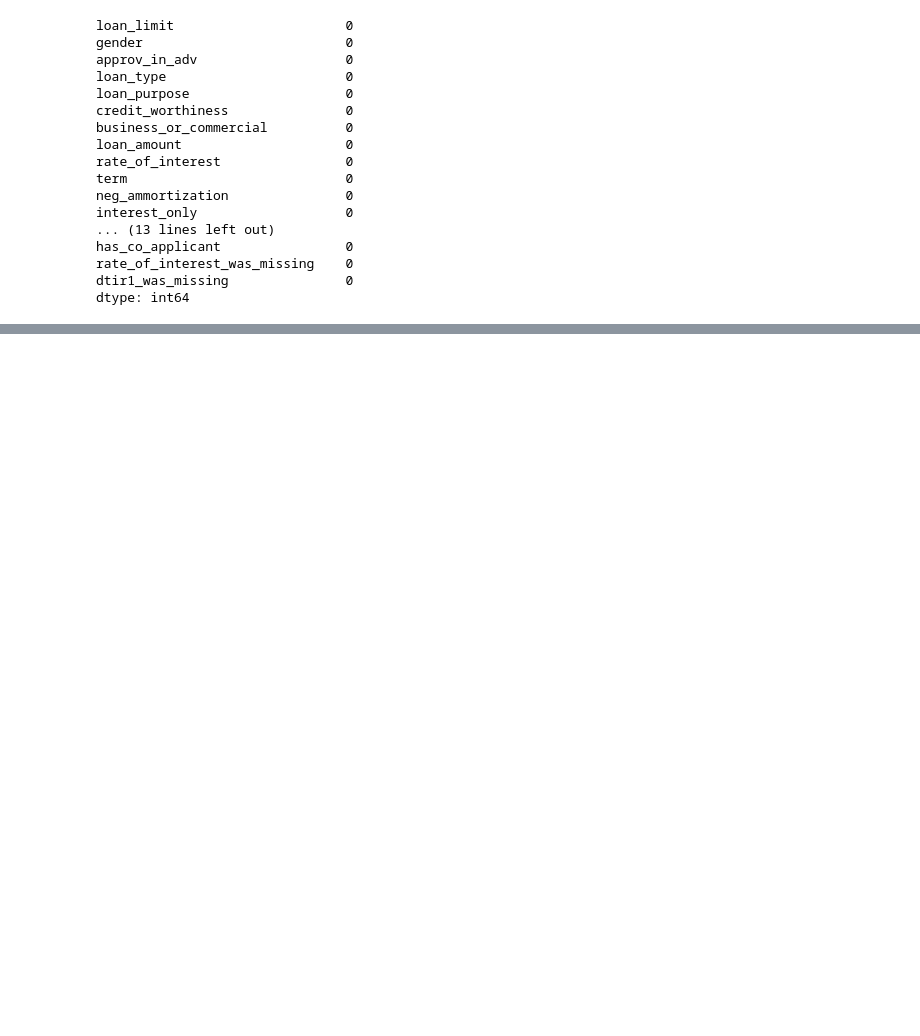
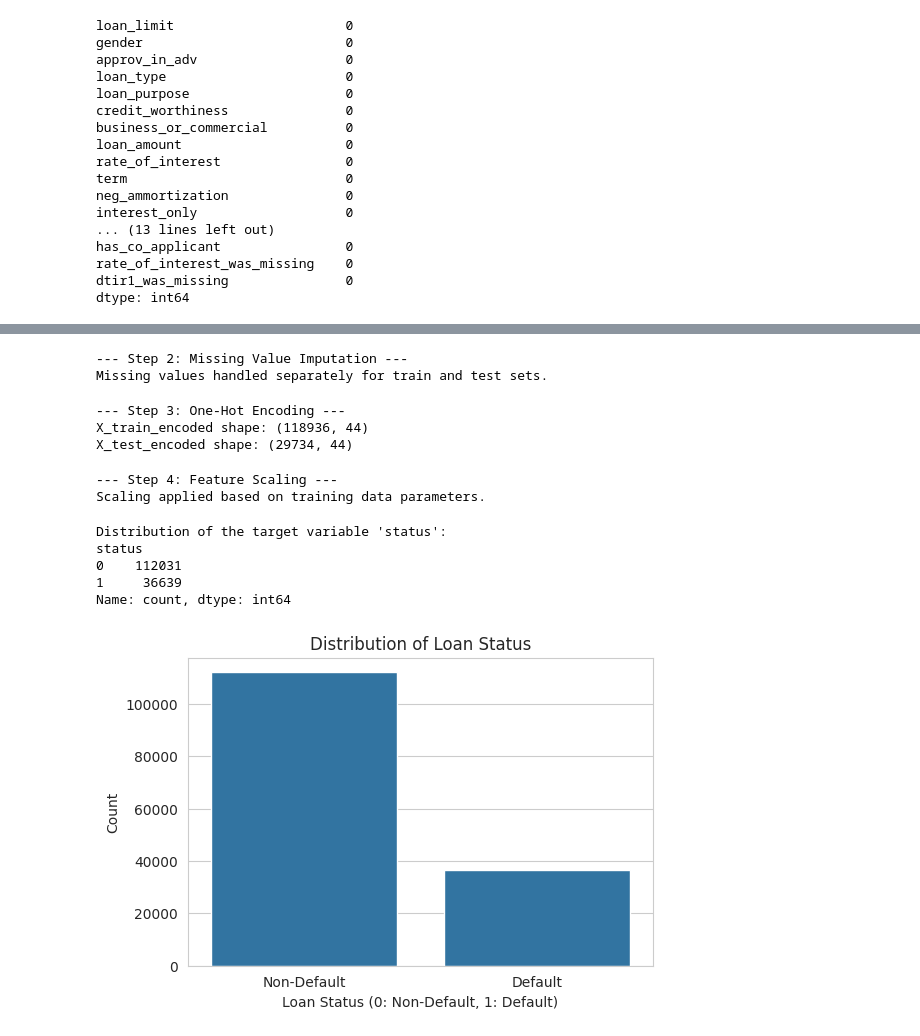
Before and after one commit to springboardmentor891v/CreditPathAI, a Jupyter notebook: notebooks/loan_default_main.ipynb, the cells around one changed output, grey strips where cells are left out. Saved outputs shown, nothing was run; the diff lists cells and outputs as text; code cells hidden in the pictures; blank space fills up the shorter version.

```diff
--- a/notebooks/loan_default_main.ipynb
+++ b/notebooks/loan_default_main.ipynb
@@ -502,0 +488,17 @@ plt.gca().spines[['top', 'right',]].set_visible(False)
+# %%
+from sklearn.impute import SimpleImputer
+
+num_imputer = SimpleImputer(strategy='median')
+X_train[numerical_cols] = num_imputer.fit_transform(X_train[numerical_cols])
+X_test[numerical_cols] = num_imputer.transform(X_test[numerical_cols]) # Use the same imputer for the test set
+
+# Impute Categorical Columns with Mode
+cat_imputer = SimpleImputer(strategy='most_frequent')
+X_train[categorical_cols] = cat_imputer.fit_transform(X_train[categorical_cols])
+X_test[categorical_cols] = cat_imputer.transform(X_test[categorical_cols]) # Use the same imputer for the test set
+
+print("--- Step 2: Missing Value Imputation ---")
+print("Missing values handled separately for train and test sets.\n")
+# %% [output]
+--- Step 2: Missing Value Imputation ---
+Missing values handled separately for train and test sets.
@@ -502,0 +508,51 @@ plt.gca().spines[['top', 'right',]].set_visible(False)
+# %%
+train_cols = X_train_encoded.columns
+test_cols = X_test_encoded.columns
+missing_in_test = set(train_cols) - set(test_cols)
+for c in missing_in_test:
+    X_test_encoded[c] = 0
+missing_in_train = set(test_cols) - set(train_cols)
+for c in missing_in_train:
+    X_train_encoded[c] = 0
+X_test_encoded = X_test_encoded[train_cols] # Ensure the order is the same
+
+print("--- Step 3: One-Hot Encoding ---")
+print(f"X_train_encoded shape: {X_train_encoded.shape}")
+print(f"X_test_encoded shape: {X_test_encoded.shape}\n")
+# %% [output]
+--- Step 3: One-Hot Encoding ---
+X_train_encoded shape: (118936, 44)
+X_test_encoded shape: (29734, 44)
+# %%
+# --- STEP 4: Scale Numerical Features ---
+from sklearn.preprocessing import StandardScaler
+
+scaler = StandardScaler()
+X_train_scaled = scaler.fit_transform(X_train_encoded)
+X_test_scaled = scaler.transform(X_test_encoded) # Use the same scaler for the test set
+
+print("--- Step 4: Feature Scaling ---")
+print("Scaling applied based on training data parameters.\n")
+# %% [output]
+--- Step 4: Feature Scaling ---
+Scaling applied based on training data parameters.
+# %%
+# Check the distribution of the target variable 'status'
+print("Distribution of the target variable 'status':")
+print(df['status'].value_counts())
+
+# Visualize the distribution of the target variable
+plt.figure(figsize=(6, 4))
+sns.countplot(x='status', data=df)
+plt.title('Distribution of Loan Status')
+plt.xlabel('Loan Status (0: Non-Default, 1: Default)')
+plt.ylabel('Count')
+plt.xticks([0, 1], ['Non-Default', 'Default'])
+plt.show()
+# %% [output]
+Distribution of the target variable 'status':
+status
+0    112031
+1     36639
+Name: count, dtype: int64
+[figure, added]
```
Also changed, not shown: parts of 12 cells of this notebook.
